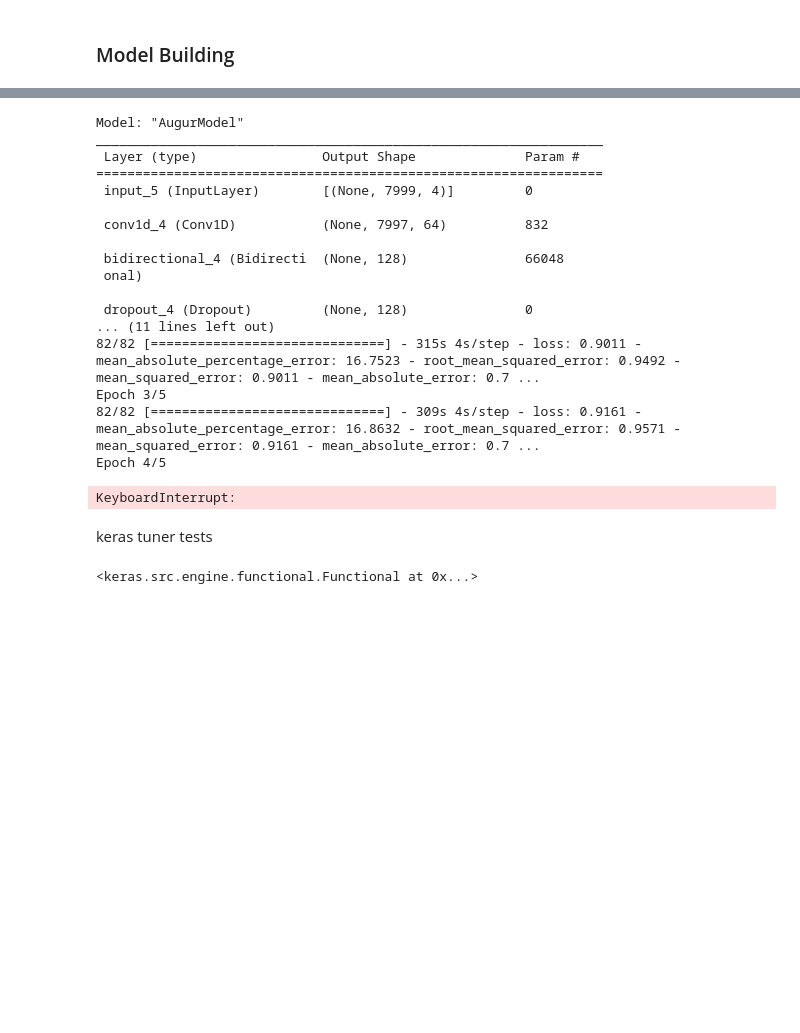
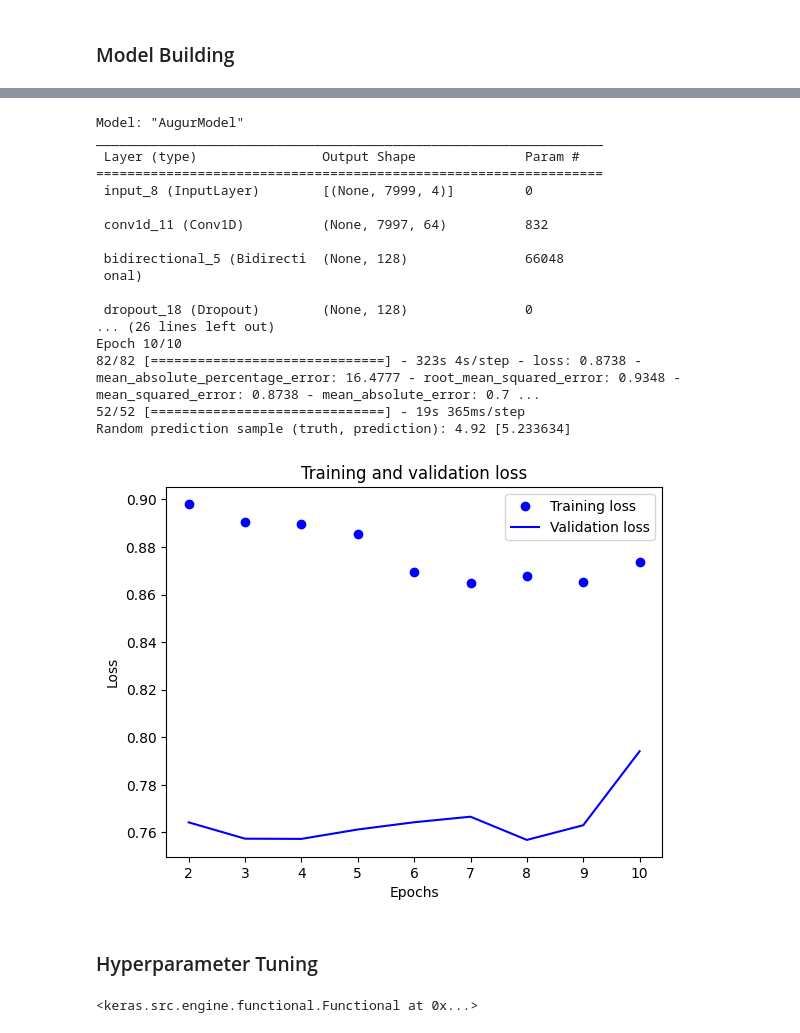
Before and after one commit to bleuchien/PTR-augur, a Jupyter notebook: notebooks/neuralnet.ipynb, the cells around one changed output, grey strips where cells are left out. Saved outputs shown, nothing was run; the diff lists cells and outputs as text; code cells hidden in the pictures; blank space fills up the shorter version.

```diff
--- a/notebooks/neuralnet.ipynb
+++ b/notebooks/neuralnet.ipynb
@@ -473,23 +466,23 @@ Random prediction sample (truth, prediction): 4.92 [4.412596]
 # %%
-model_test(augur_model(), 5)
+model_test(augur_model(), 10, 2)
 # %% [output]
 Model: "AugurModel"
 _________________________________________________________________
  Layer (type)                Output Shape              Param #
 =================================================================
- input_5 (InputLayer)        [(None, 7999, 4)]         0
+ input_8 (InputLayer)        [(None, 7999, 4)]         0
 
- conv1d_4 (Conv1D)           (None, 7997, 64)          832
+ conv1d_11 (Conv1D)          (None, 7997, 64)          832
 
- bidirectional_4 (Bidirecti  (None, 128)               66048
+ bidirectional_5 (Bidirecti  (None, 128)               66048
  onal)
 
- dropout_4 (Dropout)         (None, 128)               0
-... (11 lines left out)
-82/82 [==============================] - 315s 4s/step - loss: 0.9011 - mean_absolute_percentage_error: 16.7523 - root_mean_squared_error: 0.9492 - mean_squared_error: 0.9011 - mean_absolute_error: 0.7 ...
-Epoch 3/5
-82/82 [==============================] - 309s 4s/step - loss: 0.9161 - mean_absolute_percentage_error: 16.8632 - root_mean_squared_error: 0.9571 - mean_squared_error: 0.9161 - mean_absolute_error: 0.7 ...
-Epoch 4/5
+ dropout_18 (Dropout)        (None, 128)               0
+... (26 lines left out)
+Epoch 10/10
+82/82 [==============================] - 323s 4s/step - loss: 0.8738 - mean_absolute_percentage_error: 16.4777 - root_mean_squared_error: 0.9348 - mean_squared_error: 0.8738 - mean_absolute_error: 0.7 ...
+52/52 [==============================] - 19s 365ms/step
+Random prediction sample (truth, prediction): 4.92 [5.233634]
-KeyboardInterrupt:
+[figure, added]
 # %% [markdown]
-keras tuner tests
+### Hyperparameter Tuning
```
Also changed, not shown: parts of 15 cells of this notebook.
